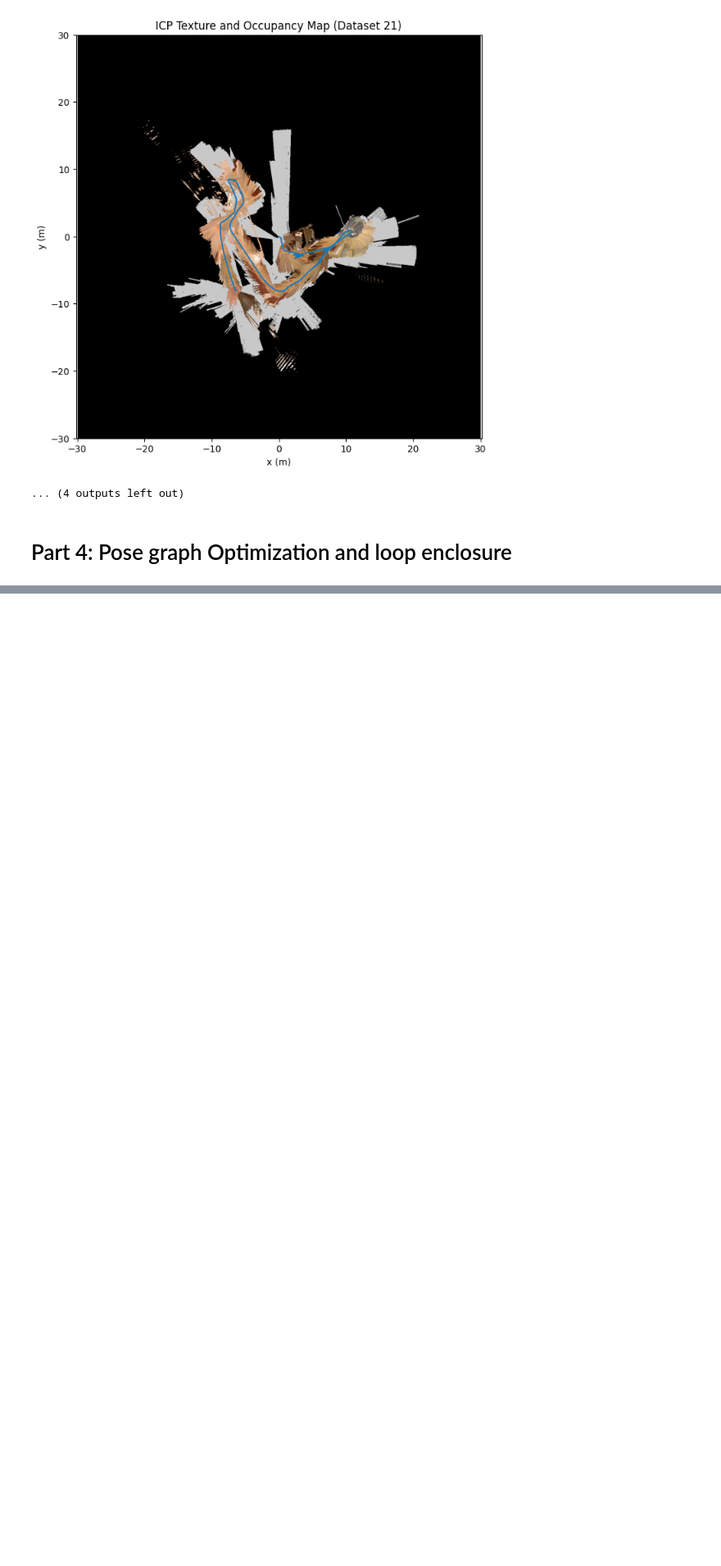
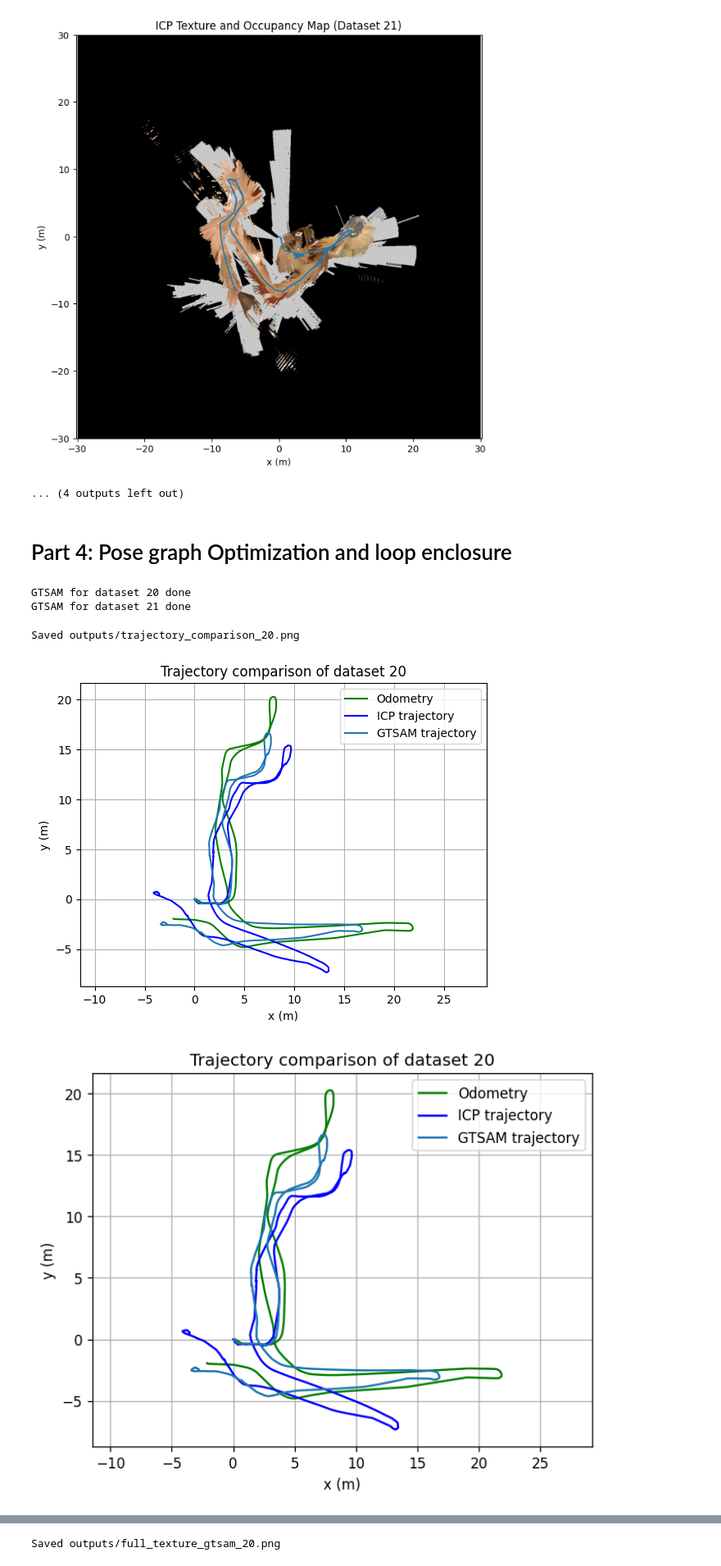
Before and after one commit to danielochen/ECE276A_PR2, a Jupyter notebook: code/main.ipynb, the cells around one changed output, grey strips where cells are left out. Shown at 82% size. Saved outputs shown, nothing was run; the diff lists cells and outputs as text; code cells hidden in the pictures; blank space fills up the shorter version.

```diff
--- a/code/main.ipynb
+++ b/code/main.ipynb
@@ -3,7 +3,9 @@
 # %% [markdown]
 1. load data
 # %%
-# !pip install open3d matplotlib numpy
+# !pip install open3d
+# !pip install matplotlib
+# !pip install numpy
 %matplotlib inline
 
 import numpy as np
@@ -18,11 +20,6 @@ from load_data import load_dataset
 from mapping_utils import *
 from main_mapping import *
 os.makedirs('outputs', exist_ok=True)
-
-def show_map(path, width=700):
-    display(IPyImage(filename=path, width=width))
-
-
 print("done")
 # %% [output]
 done
@@ -180,5 +186,27 @@ Saved outputs/full_texture_icp_21.png
 # %% [markdown]
 # Part 4: Pose graph Optimization and loop enclosure
 # %%
-# Factor Graph Optimization
-dataset = [20, 21]
+run_gtsam_map(dataset = 20, res = 0.05, skip = 5)
+run_gtsam_map(dataset = 21, res = 0.05, skip = 5)
+# %% [output]
+GTSAM for dataset 20 done
+GTSAM for dataset 21 done
+# %%
+from load_data import load_dataset
+_, lidar_data, _, _ = load_dataset(20)
+t_gtsam20 = lidar_data['lidar_stamps']
+x_g20  = np.load('outputs/x_gtsam_20.npy')
+y_g20  = np.load('outputs/y_gtsam_20.npy')
+th_g20 = np.load('outputs/theta_gtsam_20.npy')
+
+U.plot_trajectory(x_odom20, y_odom20, x_icp20, y_icp20, dataset=20, x_gtsam=x_g20, y_gtsam=y_g20)
+show_map('outputs/trajectory_comparison_20.png')
+
+occupancy_g20, texture_g20, size_g20, min_g20, max_g20, _, _ = run_map_with_pose(20, t_gtsam20, x_g20, y_g20, th_g20, map_min=(-30, -30), map_max=(30, 30))
+plot_occupancy(occupancy_g20, min_g20, max_g20, x_g20, y_g20, ICP=False, dataset=20, gtsam = True)
+plot_texture_overlay(occupancy_g20, texture_g20, min_g20, max_g20, x_g20, y_g20, ICP=False, dataset=20, gtsam = True)
+show_map('outputs/full_texture_gtsam_20.png')
+# %% [output]
+Saved outputs/trajectory_comparison_20.png
+[figure, added]
+[figure, added]
@@ -184,0 +224 @@ dataset = [20, 21]
+Saved outputs/full_texture_gtsam_20.png
```
Also changed, not shown: parts of 6 cells of this notebook, 16 other files.
